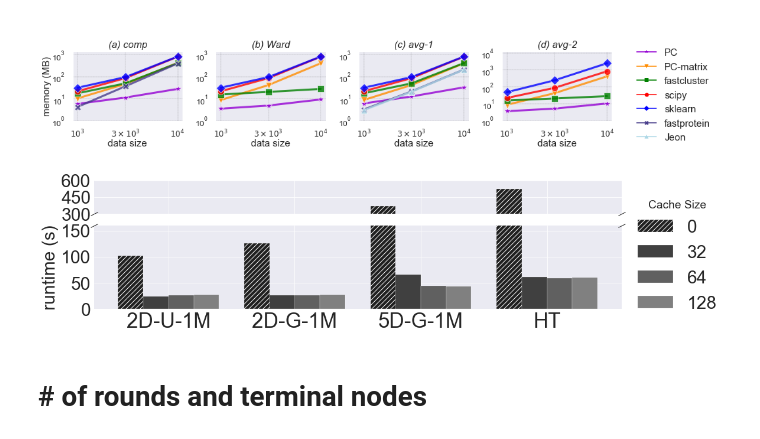
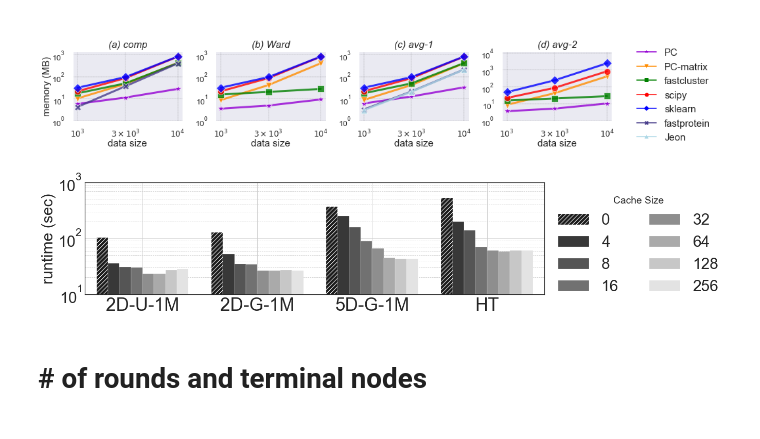
Before and after one commit to yushangdi/parChain, a Jupyter notebook: outputs/Plots2.ipynb, the cells around one changed output. Drawn from its saved outputs; the diff is of its cells as text; code cells hidden in the pictures.

```diff
--- a/outputs/Plots2.ipynb
+++ b/outputs/Plots2.ipynb
@@ -13,6 +13,7 @@ palette = {
     "Jeon":"lightblue",
     "PC":"darkviolet",
     "PC-matrix":"darkorange",
+    "PC-matrix-r":"gold",
    "scipy":"red",
     "sklearn":"blue",
     "fastcluster":"green"
@@ -23,6 +24,7 @@ markers = {
     "Jeon":"^",
     "PC":"*",
     "PC-matrix":"v",
+    "PC-matrix-r":"$r$",
     "scipy":"o",
     "sklearn":"D",
     "fastcluster":"s"
@@ -180,0 +203,2 @@ PC-48th (s),0.47200000000000003,0.48788000000000004,1.64983,2.27318,1.3123200000
+# %%
+getRuntime(exp2, "10D-UCI4-100K", "PC-matrix-r", 1.0)
@@ -675,16 +748,26 @@ exp32=pd.read_csv("runtimeProcessed/avg32_times_us.csv", index_col = False,
                            names=["Dataset", "Method","Cost","Runtime","Threads","Implementation","maxtime","PlotThreads"])
 exp16=pd.read_csv("runtimeProcessed/avg16_times_us.csv", index_col = False,
                            names=["Dataset", "Method","Cost","Runtime","Threads","Implementation","maxtime","PlotThreads"])
+
+exp8=pd.read_csv("runtimeProcessed/avg8_times_us.csv", index_col = False,
+                           names=["Dataset", "Method","Cost","Runtime","Threads","Implementation","maxtime","PlotThreads"])
+
+exp4=pd.read_csv("runtimeProcessed/avg4_times_us.csv", index_col = False,
+                           names=["Dataset", "Method","Cost","Runtime","Threads","Implementation","maxtime","PlotThreads"])
+
+exp2=pd.read_csv("runtimeProcessed/avg2_times_us.csv", index_col = False,
+                           names=["Dataset", "Method","Cost","Runtime","Threads","Implementation","maxtime","PlotThreads"])
+
 exp0=pd.read_csv("runtimeProcessed/avg1_times_us.csv", index_col = False,
                            names=["Dataset", "Method","Cost","Runtime","Threads","Implementation","maxtime","PlotThreads"])
 
-cache_exps = [exp0, exp16, exp32, exp64, exp128]
-cache_sizes= [0, 32, 64, 128, 256]
+cache_exps = [exp0, exp2, exp4, exp8, exp16, exp32, exp64, exp128]
+cache_sizes= [0, 4,8,16,32, 64, 128, 256]
 
 exp_cache = cache_exps[0]
 for i in range(1, len(cache_exps)):
     exp_cache = pd.concat([exp_cache, cache_exps[i]])
-exp_cache = exp_cache.replace([" ", "avg-1"],[0, "avg128"])
+exp_cache = exp_cache.replace([" ", "avg-1"],[0, "avg32"])
 # %%
 exclude_datasets= """and Dataset not in ("2D-GaussianDisc-5M", "2D-GaussianDisc-10M", "2D-GaussianDisc-100K")"""
 # small_datasets= """Dataset in ("2D-GaussianDisc-10K", "10D-UCI1-19K", "10D-UCI4-100K")"""
@@ -694,60 +777,42 @@ exp_cache_plot = sqldf("""select Dataset, Method, Runtime from exp_cache where R
 exp_cache_plot["Runtime"] = pd.to_numeric(exp_cache_plot["Runtime"])
 exp_cache_plot_large = sqldf("""select * from exp_cache_plot where """ + large_datasets)
 # %%
-plt.style.use(['seaborn-dark', 'seaborn-paper'])
-fig, (ax1, ax2) = plt.subplots(2, 1, figsize =(16,4), gridspec_kw={'height_ratios': [1.2, 3]}, sharex=True)
-fig.subplots_adjust(hspace=0.2)  # adjust space between axes
+plt.style.use(['seaborn-white', 'seaborn-paper'])
+fig, ax = plt.subplots(1, 1, figsize =(16,4))
+# fig.subplots_adjust(hspace=0.2)  # adjust space between axes
 fontsize = 35
 
-# in / limit the view to different portions of the data
-ax2.set_ylim(0, 160)  # outliers only
-ax1.set_ylim(300, 600)  # most of the data
-my_pa = sns.color_palette("gist_gray", 7)
-sns.barplot(x="Dataset", y="Runtime", ci=None, hue="Method", data=exp_cache_plot_large, palette=my_pa,  ax = ax1)
-sns.barplot(x="Dataset", y="Runtime", ci=None, hue="Method", data=exp_cache_plot_large, palette=my_pa,  ax = ax2)
+my_pa = sns.color_palette("gist_gray", 8)
+sns.barplot(x="Dataset", y="Runtime", ci=None, hue="Method", data=exp_cache_plot_large, palette=my_pa)
 
-# myax.set_ylim((1, 1e4*1.2))
-# yticks = np.arange(0,5)
-ax2.set_yticks([0,50,100,150])
-ax1.set_yticks([300,450, 600])
 
-ax2.set_xticklabels(["2D-U-1M","2D-G-1M","5D-G-1M","HT"])
+ax.set_xticklabels(["2D-U-1M","2D-G-1M","5D-G-1M","HT"])
+ax.set_yscale("log")
+ax.set_yticks(np.power(10, [1,2,3]))
 
-for l in ax2.xaxis.get_ticklabels():
+for l in ax.xaxis.get_ticklabels():
     l.set_visible(True)
     l.set_fontsize(fontsize)
-for l in ax2.yaxis.get_ticklabels():
+for l in ax.yaxis.get_ticklabels():
     l.set_fontsize(fontsize-5)
-for l in ax1.yaxis.get_ticklabels():
-    l.set_fontsize(fontsize-5)
-# ax.set_yscale('log')
-ax1.legend().set_visible(False)
+
 for i in range(4):
-    ax2.patches[i].set_hatch('///')
-    ax1.patches[i].set_hatch('///')
-handles, labels = ax2.get_legend_handles_labels()
+    ax.patches[i].set_hatch('///')
+
+handles, labels = ax.get_legend_handles_labels()
 
 
-ax2.legend(handles, cache_sizes, bbox_to_anchor=([1, 1.5]), fontsize=fontsize-5, title = "Cache Size")
-ax1.set_ylabel("")
-ax2.set_ylabel("runtime (s)", fontsize = fontsize-5)
-ax2.set_xlabel("")
-ax1.set_xlabel("")
+ax.legend(handles, cache_sizes, bbox_to_anchor=([1, 1]), fontsize=fontsize-5, title = "Cache Size", ncol = 2)
+ax.set_ylabel("runtime (sec)", fontsize = fontsize-5)
+ax.set_xlabel("")
 
-ax1.grid(b=True, which='major', linestyle='-')
-ax2.grid(b=True, which='major', linestyle='-')
+ax.grid(b=True, which='major', linestyle='-')
+ax.grid(b=True, which='minor', linestyle='--')
 
-# for tick in ax2.get_xticklabels():
-#     tick.set_rotation(-8)
 
-d = .5  # proportion of vertical to horizontal extent of the slanted line
-kwargs = dict(marker=[(-1, -d), (1, d)], markersize=12,
-              linestyle="none", color='k', mec='k', mew=1, clip_on=False)
-ax1.plot([0, 1], [0, 0], transform=ax1.transAxes, **kwargs)
-ax2.plot([0, 1], [1, 1], transform=ax2.transAxes, **kwargs)
-plt.savefig("/Users/sy/Desktop/MIT/HAC/hac_paper/figures/cachesize.pdf", bbox_inches = 'tight', pad_inches = 0.1)
+plt.savefig("/Users/sy/Desktop/MIT/HAC/hac_paper/revision/figures/cachesize.pdf", bbox_inches = 'tight', pad_inches = 0.1)
 # %% [output]
-[figure, old version]
+[figure, new version]
 # %% [markdown]
 # # of rounds and terminal nodes
 # %%
```
Also changed, not shown: parts of 10 cells of this notebook, 3 other files.
